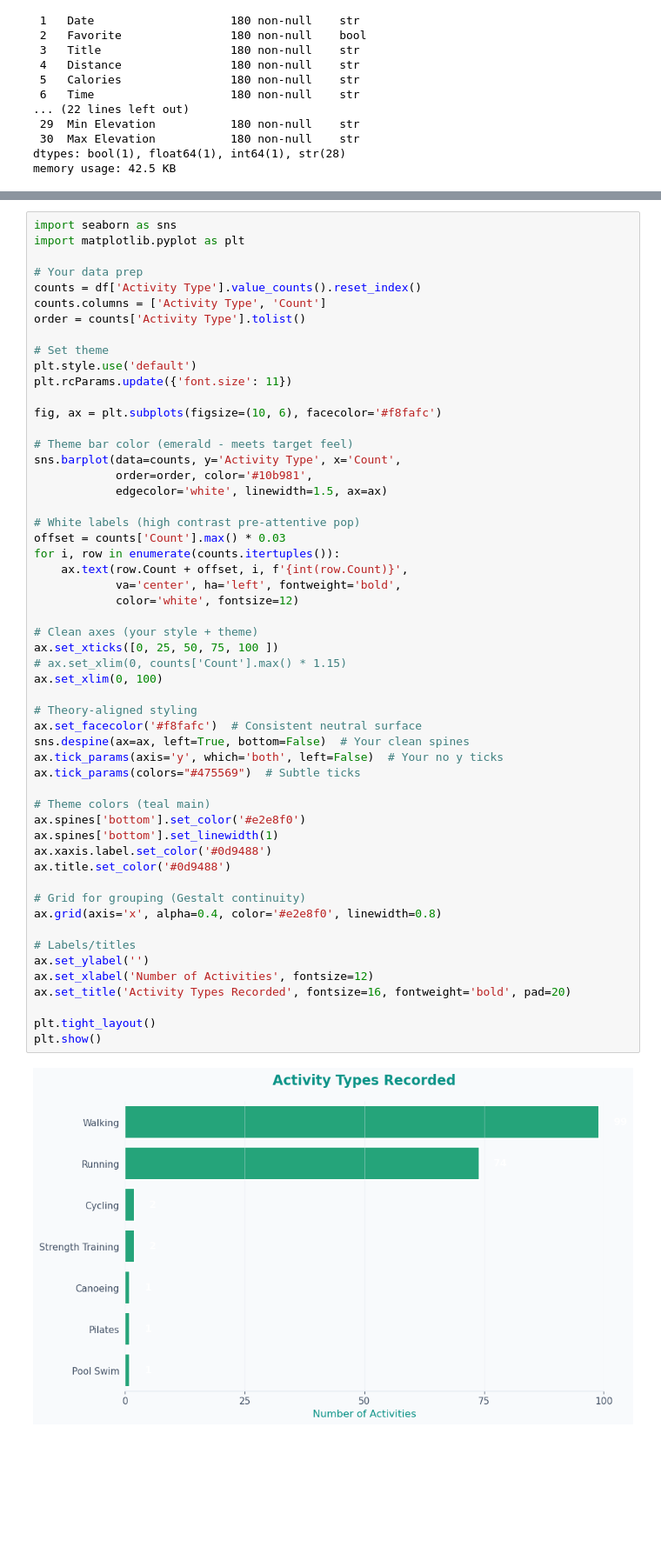
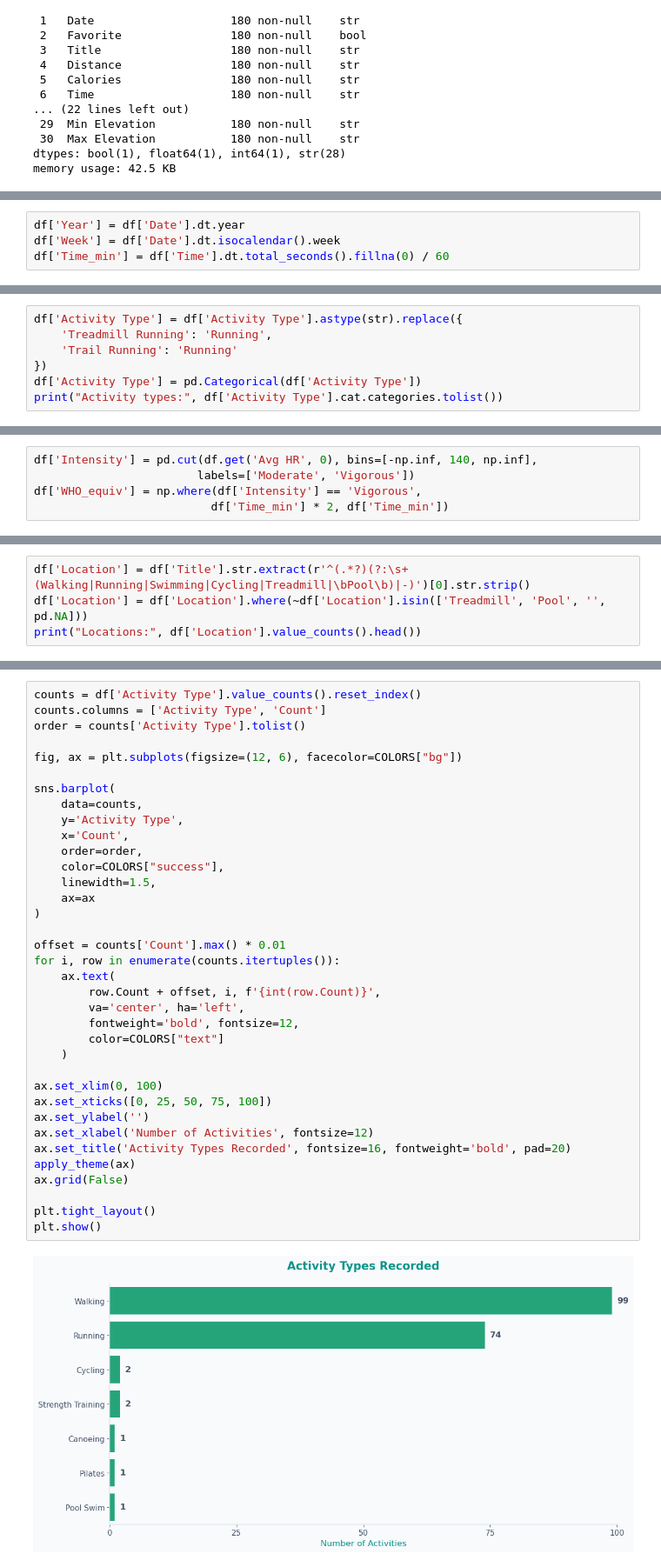
Before and after one commit to itzi97/DV_Python, a Jupyter notebook: data_viz_notebook.ipynb, the cells around one changed output, grey strips where cells are left out. Shown at 87% size. Drawn from its saved outputs; the diff is of its cells as text; blank space fills up the shorter version.

Commit message:
feat: Q2 chart 1 finished

```diff
--- a/data_viz_notebook.ipynb
+++ b/data_viz_notebook.ipynb
@@ -345,0 +203,4 @@ Name: count, dtype: int64
+# %%
+df['Year'] = df['Date'].dt.year
+df['Week'] = df['Date'].dt.isocalendar().week
+df['Time_min'] = df['Time'].dt.total_seconds().fillna(0) / 60
@@ -345,0 +210,7 @@ Name: count, dtype: int64
+# %%
+df['Activity Type'] = df['Activity Type'].astype(str).replace({
+    'Treadmill Running': 'Running',
+    'Trail Running': 'Running'
+})
+df['Activity Type'] = pd.Categorical(df['Activity Type'])
+print("Activity types:", df['Activity Type'].cat.categories.tolist())
@@ -345,0 +222,5 @@ Name: count, dtype: int64
+# %%
+df['Intensity'] = pd.cut(df.get('Avg HR', 0), bins=[-np.inf, 140, np.inf],
+                        labels=['Moderate', 'Vigorous'])
+df['WHO_equiv'] = np.where(df['Intensity'] == 'Vigorous',
+                          df['Time_min'] * 2, df['Time_min'])
@@ -345,0 +256,4 @@ Name: count, dtype: int64
+# %%
+df['Location'] = df['Title'].str.extract(r'^(.*?)(?:\s+(Walking|Running|Swimming|Cycling|Treadmill|\bPool\b)|-)')[0].str.strip()
+df['Location'] = df['Location'].where(~df['Location'].isin(['Treadmill', 'Pool', '', pd.NA]))
+print("Locations:", df['Location'].value_counts().head())
@@ -360,56 +322,38 @@ def apply_theme(ax):
 # %%
-import seaborn as sns
-import matplotlib.pyplot as plt
-
-# Your data prep
 counts = df['Activity Type'].value_counts().reset_index()
 counts.columns = ['Activity Type', 'Count']
 order = counts['Activity Type'].tolist()
 
-# Set theme
-plt.style.use('default')
-plt.rcParams.update({'font.size': 11})
+fig, ax = plt.subplots(figsize=(12, 6), facecolor=COLORS["bg"])
 
-fig, ax = plt.subplots(figsize=(10, 6), facecolor='#f8fafc')
+sns.barplot(
+    data=counts,
+    y='Activity Type',
+    x='Count',
+    order=order,
+    color=COLORS["success"],
+    linewidth=1.5,
+    ax=ax
+)
 
-# Theme bar color (emerald - meets target feel)
-sns.barplot(data=counts, y='Activity Type', x='Count',
-            order=order, color='#10b981',
-            edgecolor='white', linewidth=1.5, ax=ax)
+offset = counts['Count'].max() * 0.01
+for i, row in enumerate(counts.itertuples()):
+    ax.text(
+        row.Count + offset, i, f'{int(row.Count)}',
+        va='center', ha='left',
+        fontweight='bold', fontsize=12,
+        color=COLORS["text"]
+    )
 
-# White labels (high contrast pre-attentive pop)
-offset = counts['Count'].max() * 0.03
-for i, row in enumerate(counts.itertuples()):
-    ax.text(row.Count + offset, i, f'{int(row.Count)}',
-            va='center', ha='left', fontweight='bold',
-            color='white', fontsize=12)
-
-# Clean axes (your style + theme)
-ax.set_xticks([0, 25, 50, 75, 100 ])
-# ax.set_xlim(0, counts['Count'].max() * 1.15)
 ax.set_xlim(0, 100)
-
-# Theory-aligned styling
-ax.set_facecolor('#f8fafc')  # Consistent neutral surface
-sns.despine(ax=ax, left=True, bottom=False)  # Your clean spines
-ax.tick_params(axis='y', which='both', left=False)  # Your no y ticks
-ax.tick_params(colors="#475569")  # Subtle ticks
-
-# Theme colors (teal main)
-ax.spines['bottom'].set_color('#e2e8f0')
-ax.spines['bottom'].set_linewidth(1)
-ax.xaxis.label.set_color('#0d9488')
-ax.title.set_color('#0d9488')
-
-# Grid for grouping (Gestalt continuity)
-ax.grid(axis='x', alpha=0.4, color='#e2e8f0', linewidth=0.8)
-
-# Labels/titles
+ax.set_xticks([0, 25, 50, 75, 100])
 ax.set_ylabel('')
 ax.set_xlabel('Number of Activities', fontsize=12)
 ax.set_title('Activity Types Recorded', fontsize=16, fontweight='bold', pad=20)
+apply_theme(ax)
+ax.grid(False)
 
 plt.tight_layout()
 plt.show()
 # %% [output]
-[figure, old version]
+[figure, new version]
```
Also changed, not shown: parts of 45 cells of this notebook.
